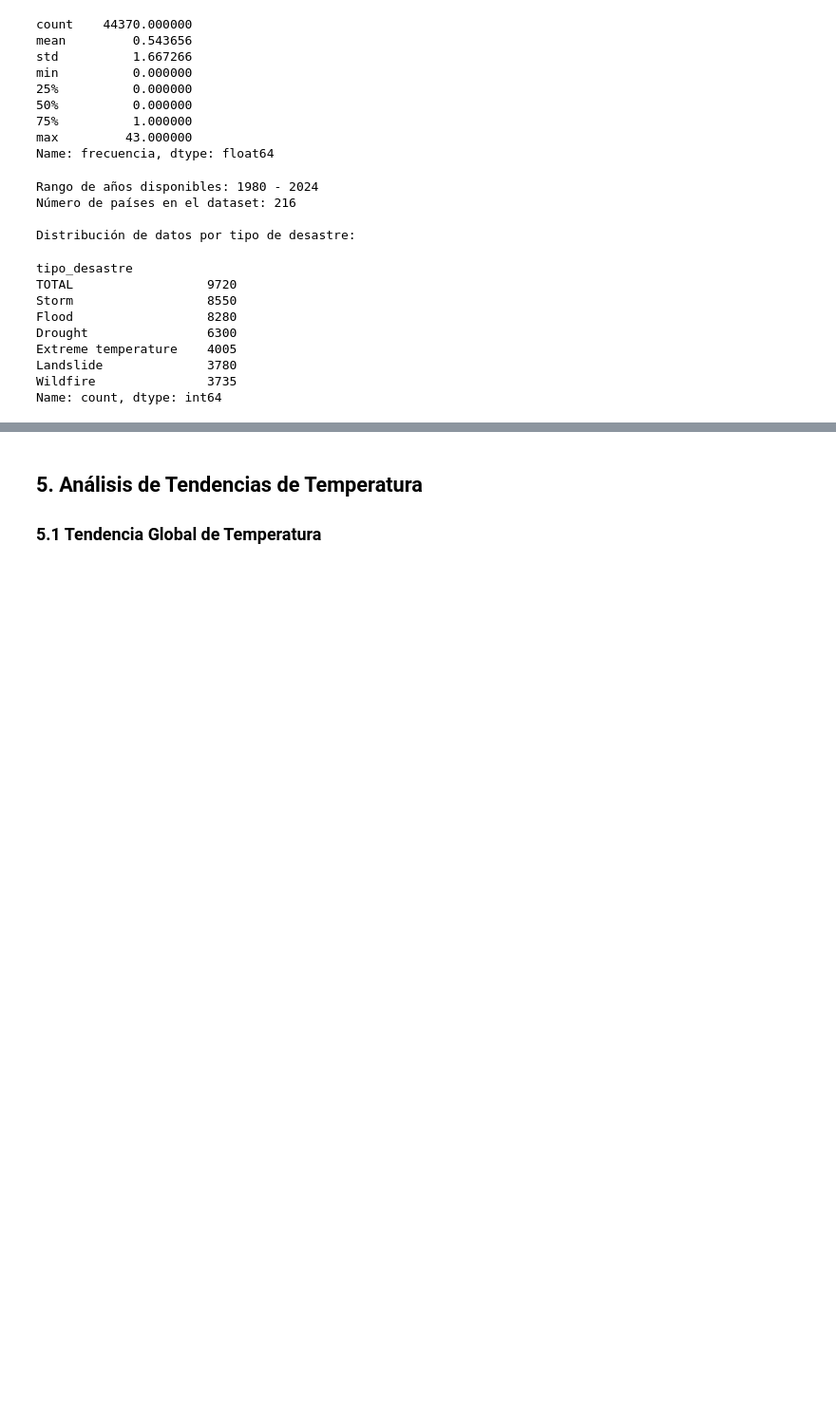
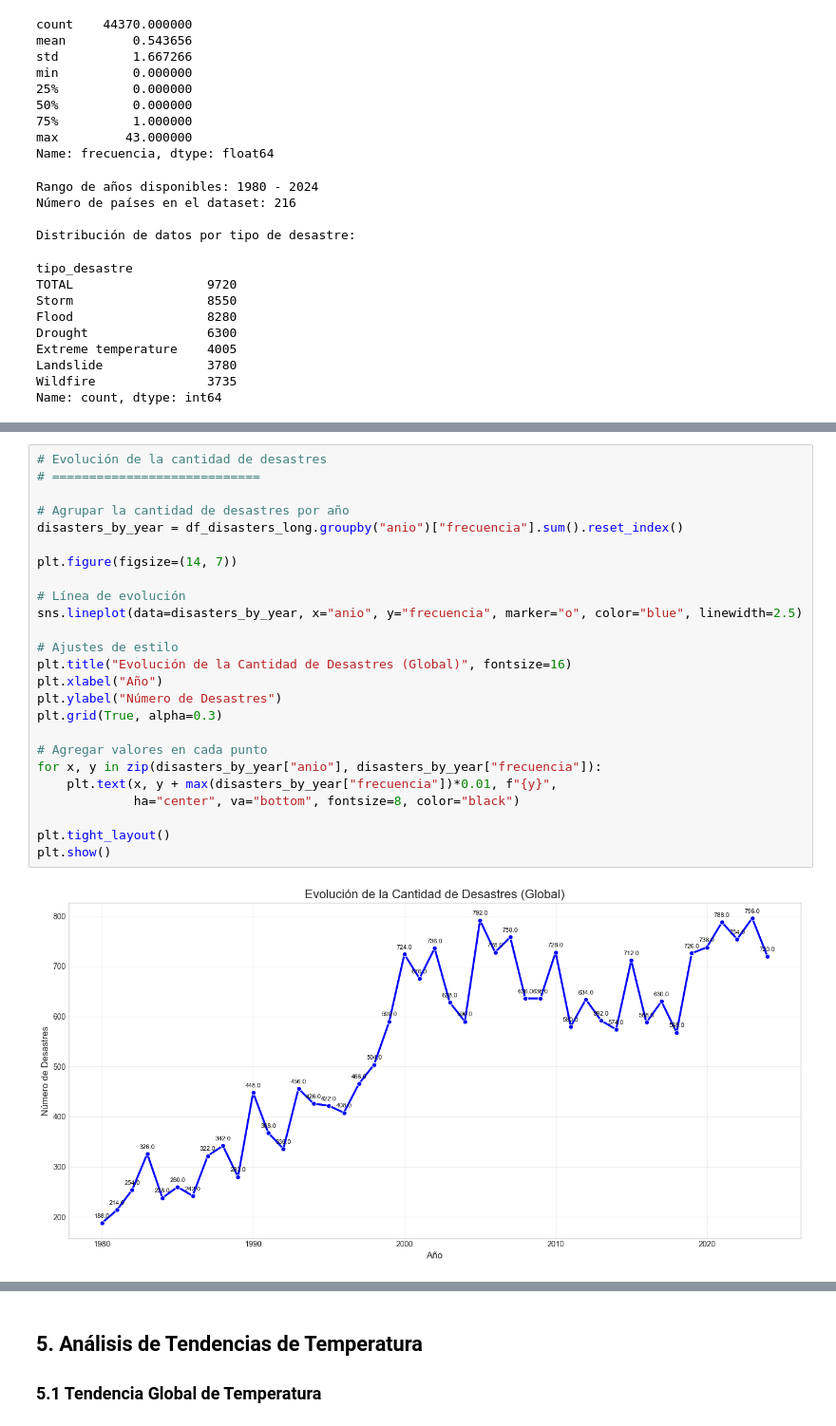
Before and after one commit to Oveer01/TFM-Cambio-Climatico, a Jupyter notebook: notebooks/analisis/02_analisis_temperatura_global.ipynb, the cells around one changed output, grey strips where cells are left out. Shown at 95% size. Drawn from its saved outputs; the diff is of its cells as text; blank space fills up the shorter version.

```diff
--- a/notebooks/analisis/02_analisis_temperatura_global.ipynb
+++ b/notebooks/analisis/02_analisis_temperatura_global.ipynb
@@ -496,0 +508,27 @@ Name: frecuencia, dtype: float64
+# %%
+# Evolución de la cantidad de desastres
+# ============================
+
+# Agrupar la cantidad de desastres por año
+disasters_by_year = df_disasters_long.groupby("anio")["frecuencia"].sum().reset_index()
+
+plt.figure(figsize=(14, 7))
+
+# Línea de evolución
+sns.lineplot(data=disasters_by_year, x="anio", y="frecuencia", marker="o", color="blue", linewidth=2.5)
+
+# Ajustes de estilo
+plt.title("Evolución de la Cantidad de Desastres (Global)", fontsize=16)
+plt.xlabel("Año")
+plt.ylabel("Número de Desastres")
+plt.grid(True, alpha=0.3)
+
+# Agregar valores en cada punto
+for x, y in zip(disasters_by_year["anio"], disasters_by_year["frecuencia"]):
+    plt.text(x, y + max(disasters_by_year["frecuencia"])*0.01, f"{y}",
+             ha="center", va="bottom", fontsize=8, color="black")
+
+plt.tight_layout()
+plt.show()
+# %% [output]
+[figure, added]
```
Also changed, not shown: parts of 7 cells of this notebook, 27 other files.
